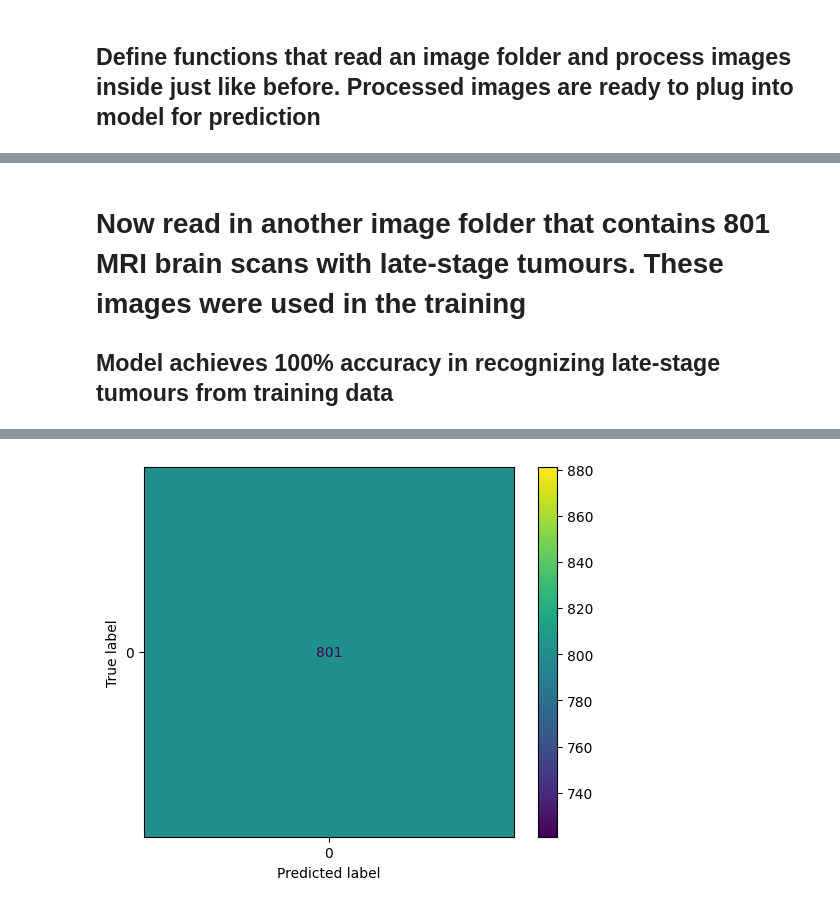
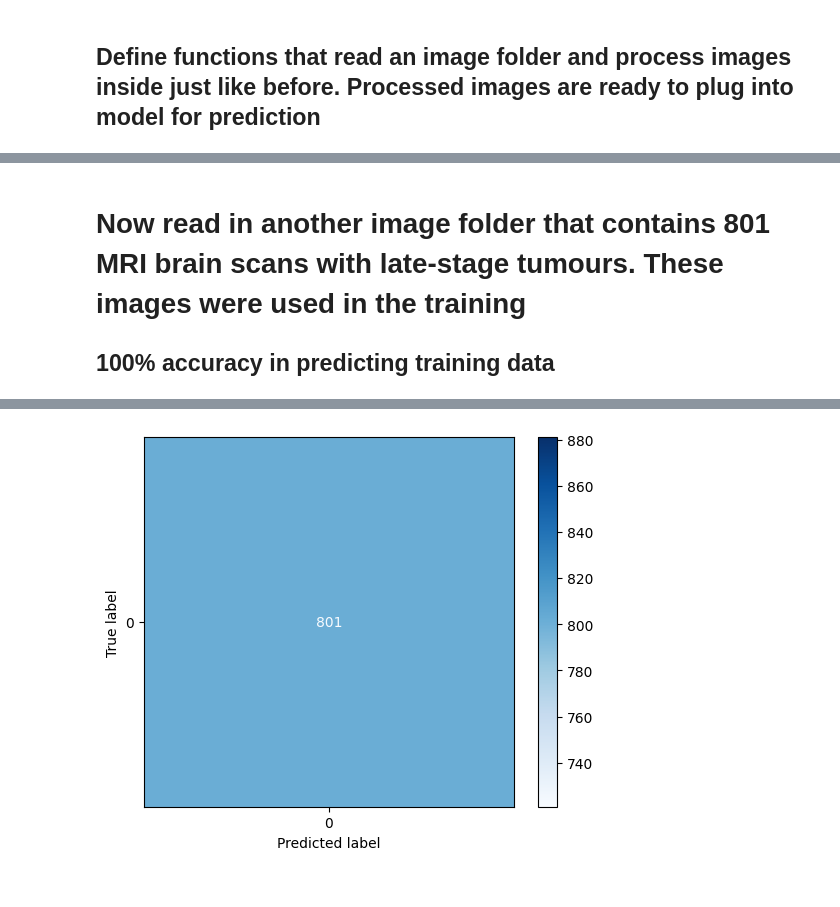
Before and after one commit to lisacheung22/brain-tumour-project, a Jupyter notebook: ProjectCore.ipynb, the cells around one changed output, grey strips where cells are left out. Cells and saved outputs as stored; diff of their text form; code cells hidden in the pictures.

```diff
--- a/ProjectCore_V1.ipynb
+++ b/ProjectCore.ipynb
@@ -384,6 +381,6 @@ plt.show()
 # %% [markdown]
 # Now read in another image folder that contains 801 MRI brain scans with late-stage tumours. These images were used in the training
-## Model achieves 100% accuracy in recognizing late-stage tumours from training data
+## 100% accuracy in predicting training data
 # %%
 path = 'Br35H/All-yes'
 img_filenames = os.listdir(path)
@@ -399,6 +396,5 @@ print('Testing Accuracy = %.3f' % accuracy)
 
 confusion_mtx = confusion_matrix(answers, predictions)
 disp = ConfusionMatrixDisplay(confusion_matrix=confusion_mtx)
-disp.plot()
-plt.show()
+disp = disp.plot(cmap=plt.cm.Blues)
 # %% [output]
@@ -406,2 +402,2 @@ plt.show()
 Testing Accuracy = 1.000
-[figure, old version]
+[figure, new version]
```
Also changed, not shown: parts of 14 cells of this notebook, 4 other files.
